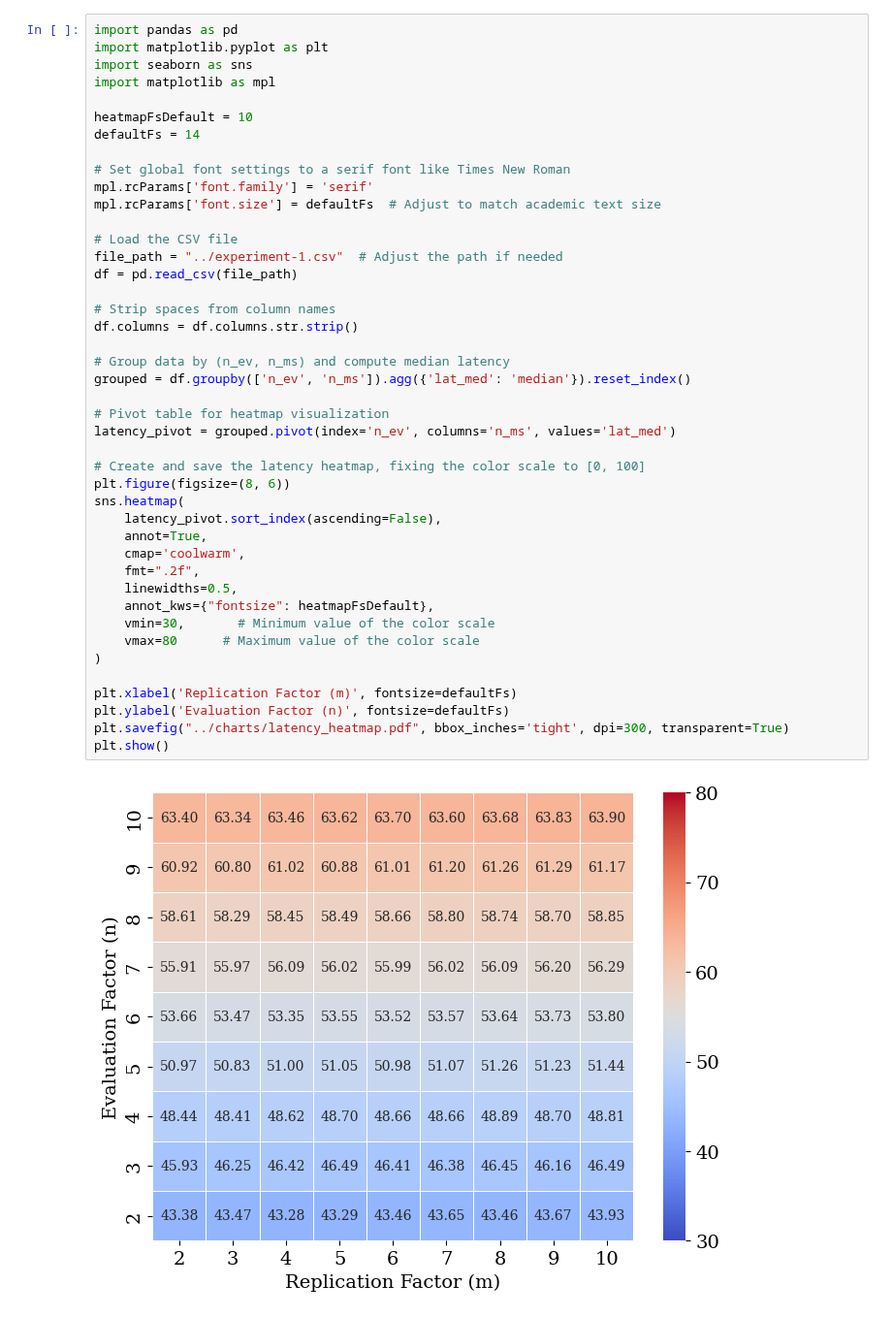
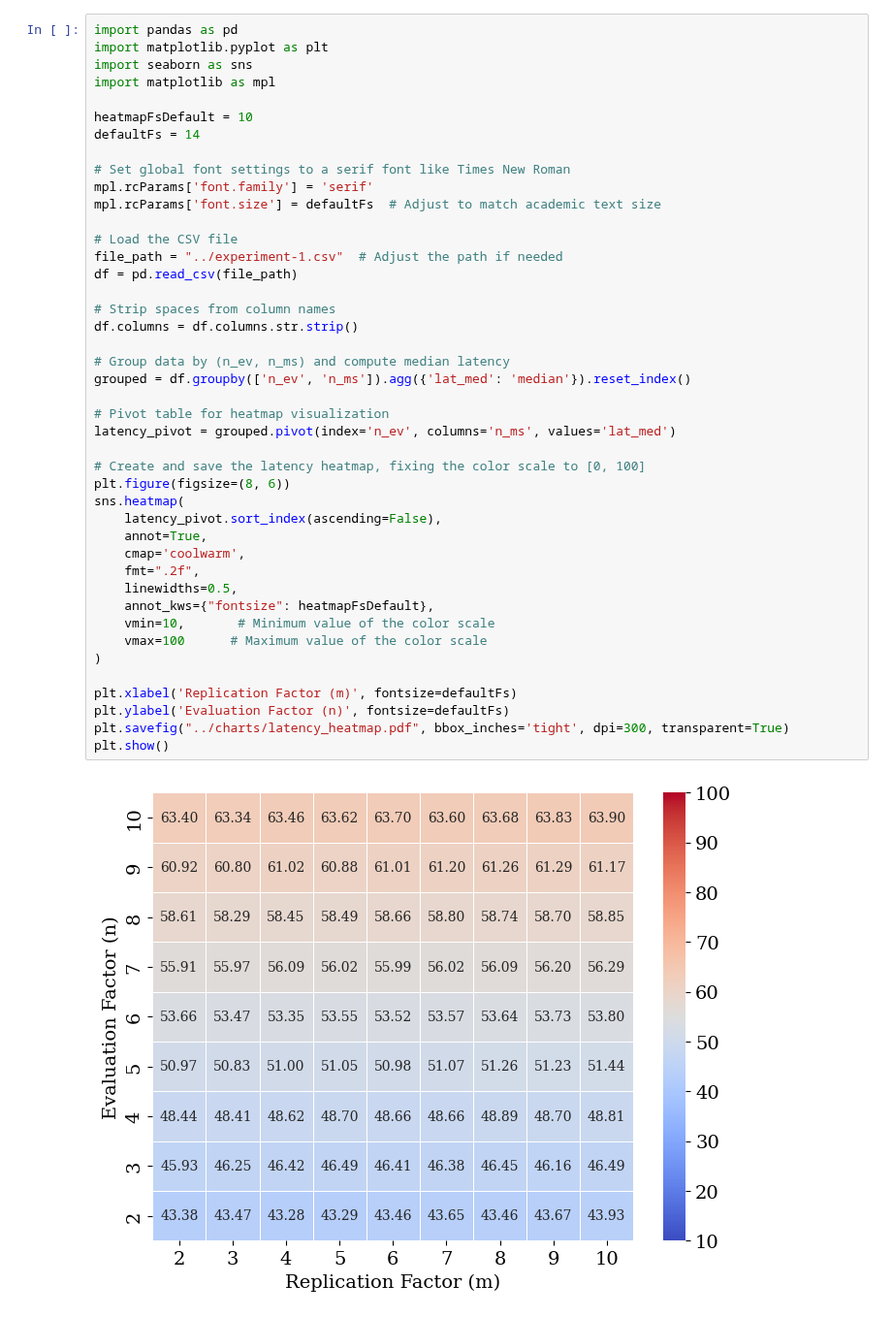
Before and after one commit to lokingdav/jodi, a Jupyter notebook: jodi/prototype/experiments/results/scripts/exp1.ipynb, the cells around one changed output. Shown at 97% size. Drawn from its saved outputs; the diff is of its cells as text.

Commit message:
udpated heatmap

```diff
--- a/jodi/prototype/experiments/results/scripts/exp1.ipynb
+++ b/jodi/prototype/experiments/results/scripts/exp1.ipynb
@@ -13,33 +13,33 @@ mpl.rcParams['font.size'] = defaultFs  # Adjust to match academic text size
 
 # Load the CSV file
 file_path = "../experiment-1.csv"  # Adjust the path if needed
 df = pd.read_csv(file_path)
 
 # Strip spaces from column names
 df.columns = df.columns.str.strip()
 
 # Group data by (n_ev, n_ms) and compute median latency
 grouped = df.groupby(['n_ev', 'n_ms']).agg({'lat_med': 'median'}).reset_index()
 
 # Pivot table for heatmap visualization
 latency_pivot = grouped.pivot(index='n_ev', columns='n_ms', values='lat_med')
 
 # Create and save the latency heatmap, fixing the color scale to [0, 100]
 plt.figure(figsize=(8, 6))
 sns.heatmap(
     latency_pivot.sort_index(ascending=False),
     annot=True,
     cmap='coolwarm',
     fmt=".2f",
     linewidths=0.5,
     annot_kws={"fontsize": heatmapFsDefault},
-    vmin=30,       # Minimum value of the color scale
-    vmax=80      # Maximum value of the color scale
+    vmin=10,       # Minimum value of the color scale
+    vmax=100      # Maximum value of the color scale
 )
 
 plt.xlabel('Replication Factor (m)', fontsize=defaultFs)
 plt.ylabel('Evaluation Factor (n)', fontsize=defaultFs)
 plt.savefig("../charts/latency_heatmap.pdf", bbox_inches='tight', dpi=300, transparent=True)
 plt.show()
 # %% [output]
-[figure, old version]
+[figure, new version]
```
Also changed, not shown: 1 other file.
